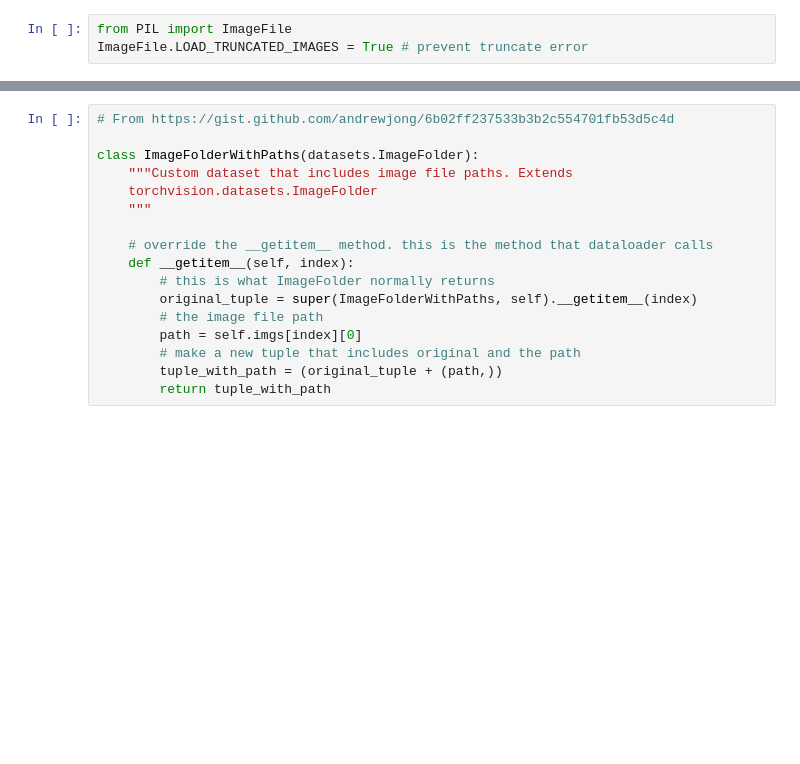
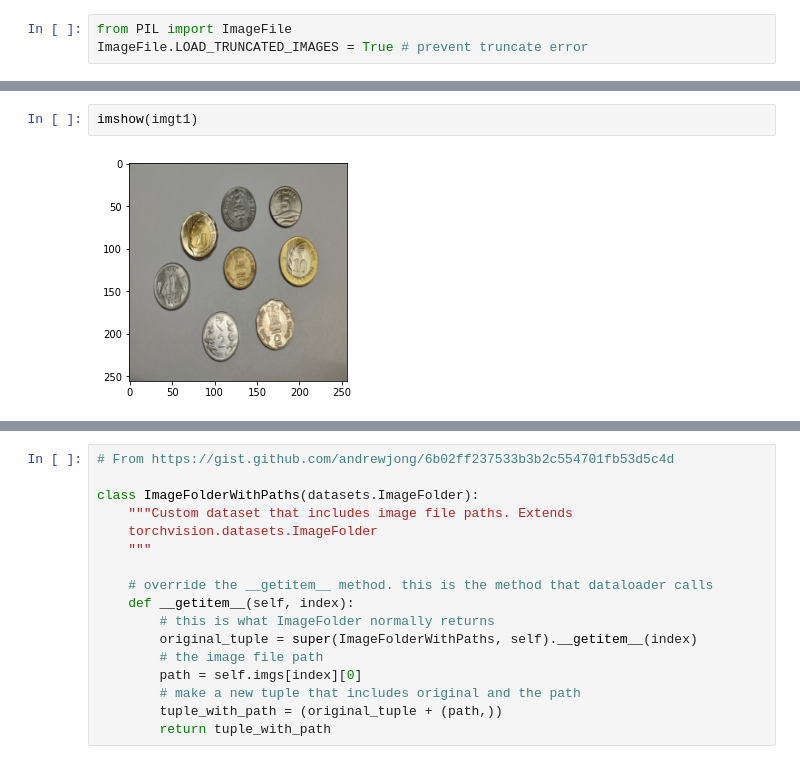
Before and after one commit to NAJOO0/2022F-Ajou-ML, a Jupyter notebook: baseline_ipynb의_사본.ipynb, the cells around one changed output, grey strips where cells are left out. Saved outputs shown, nothing was run; the diff lists cells and outputs as text; blank space fills up the shorter version.

```diff
--- a/baseline_ipynb의_사본.ipynb
+++ b/baseline_ipynb의_사본.ipynb
@@ -78,0 +115,4 @@ image_transforms = {
+# %%
+imshow(imgt1)
+# %% [output]
+[figure, added]
```
Also changed, not shown: parts of 37 cells of this notebook.
